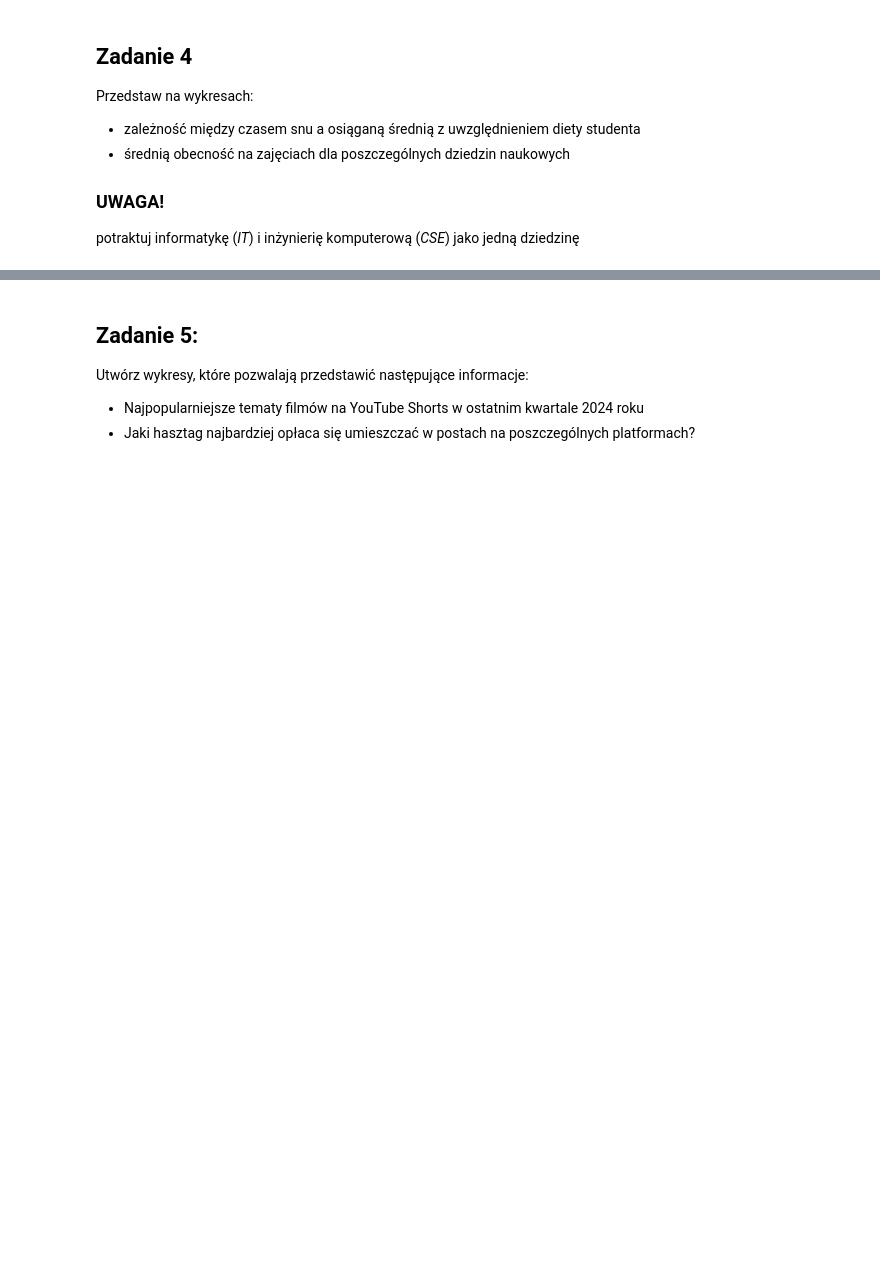
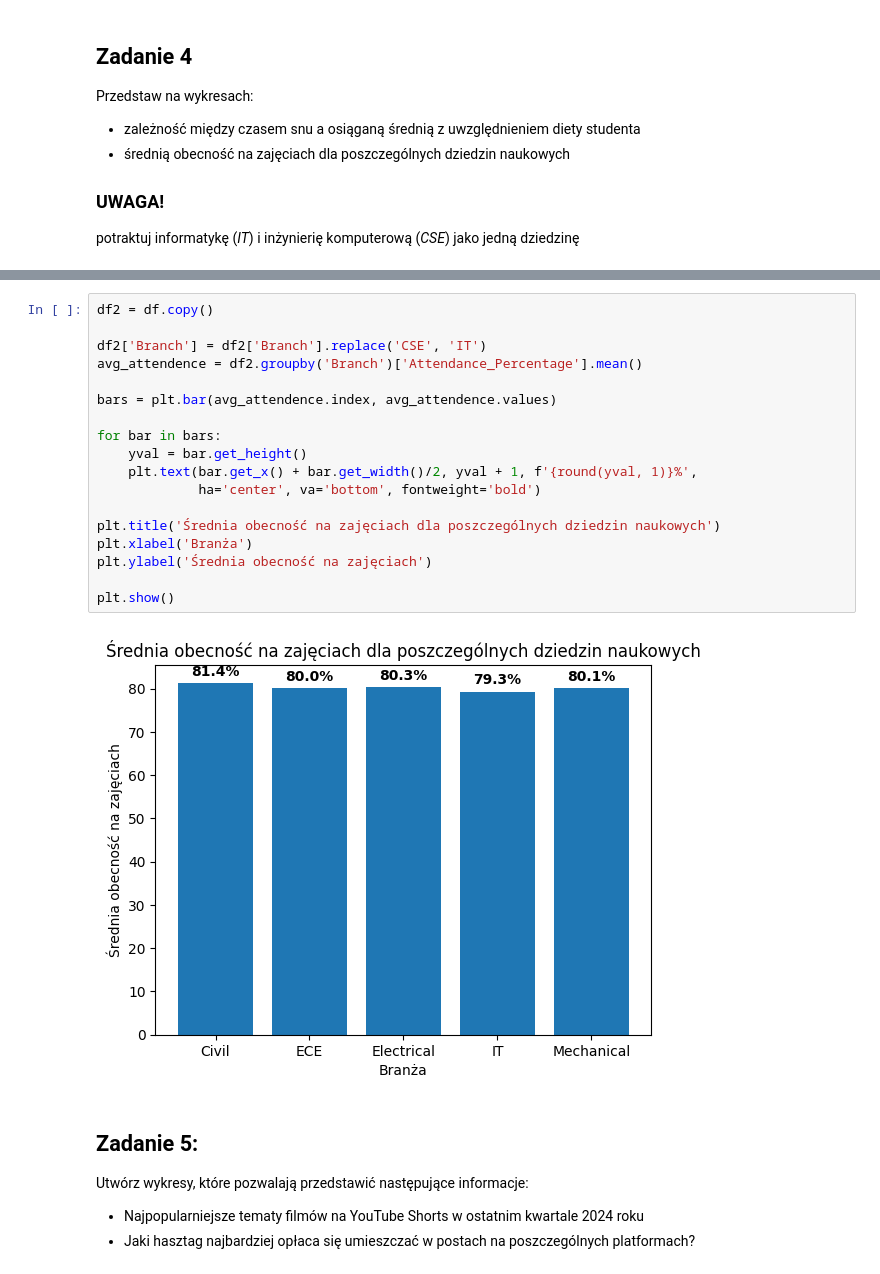
Before and after one commit to Zajecia-na-PWr-LR/lista-1-tomek2005, a Jupyter notebook: UczenieMaszynowe_25_26_Lista1.ipynb, the cells around one changed output, grey strips where cells are left out. Saved outputs shown, nothing was run; the diff lists cells and outputs as text; blank space fills up the shorter version.

```diff
--- a/UczenieMaszynowe_25_26_Lista1.ipynb
+++ b/UczenieMaszynowe_25_26_Lista1.ipynb
@@ -148,3 +166,23 @@ potraktuj informatykę (*IT*) i inżynierię komputerową (*CSE*) jako jedną dz
+# %%
+df2 = df.copy()
+
+df2['Branch'] = df2['Branch'].replace('CSE', 'IT')
+avg_attendence = df2.groupby('Branch')['Attendance_Percentage'].mean()
+
+bars = plt.bar(avg_attendence.index, avg_attendence.values)
+
+for bar in bars:
+    yval = bar.get_height()
+    plt.text(bar.get_x() + bar.get_width()/2, yval + 1, f'{round(yval, 1)}%',
+             ha='center', va='bottom', fontweight='bold')
+
+plt.title('Średnia obecność na zajęciach dla poszczególnych dziedzin naukowych')
+plt.xlabel('Branża')
+plt.ylabel('Średnia obecność na zajęciach')
+
+plt.show()
+# %% [output]
+[figure, added]
 # %% [markdown]
 ## Zadanie 5:
 Utwórz wykresy, które pozwalają przedstawić następujące informacje:
```
Also changed, not shown: parts of 1 cell of this notebook.
